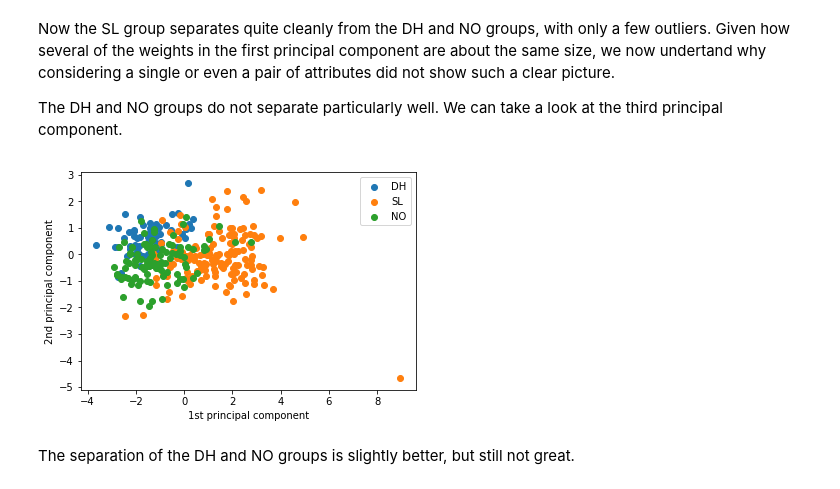
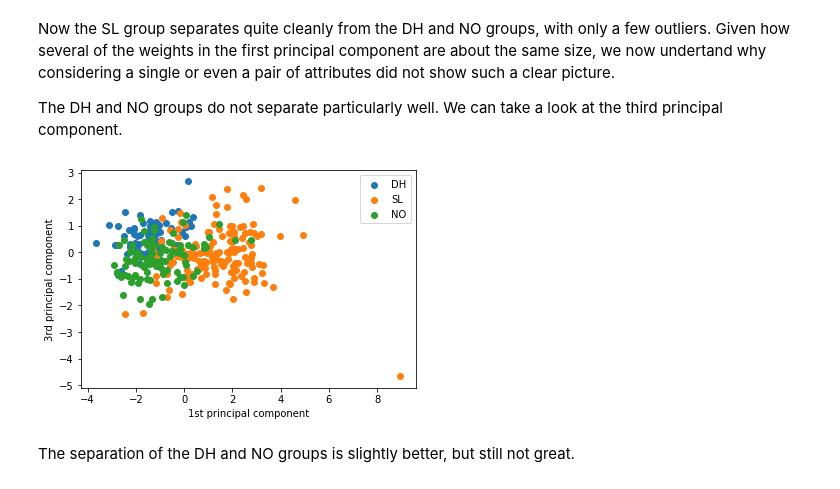
Before and after one commit to obarnard99/3M1, a Jupyter notebook: 3M1 lab PCA.ipynb, the cells around one changed output. Cells and saved outputs as stored; diff of their text form; code cells hidden in the pictures.

```diff
--- a/3M1 lab PCA.ipynb
+++ b/3M1 lab PCA.ipynb
@@ -312,14 +312,14 @@ The DH and NO groups do not separate particularly well. We can take a look at th
 # %%
 X3 = np.matmul(X0,evecs[:,3])
 scatter(X1[dh], X3[dh])
 scatter(X1[sl], X3[sl])
 scatter(X1[no], X3[no])
 xlabel("1st principal component")
-ylabel("2nd principal component")
+ylabel("3rd principal component")
 legend(["DH", "SL", "NO"])
 plt.show()
 # %% [output]
-[figure, old version]
+[figure, new version]
 # %% [markdown]
 The separation of the DH and NO groups is slightly better, but still not great.
 # %% [markdown]
```
Also changed, not shown: parts of 22 cells of this notebook.
